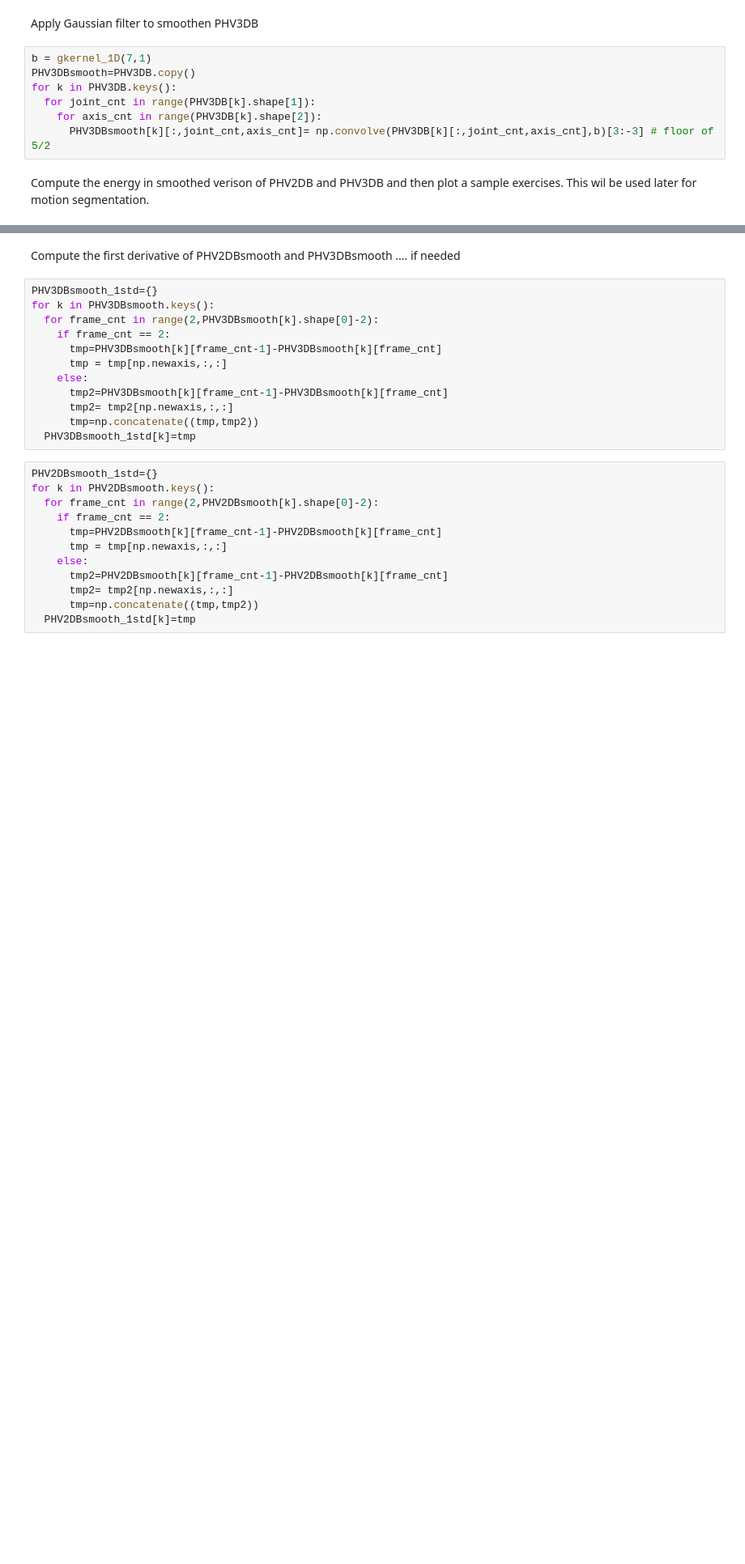
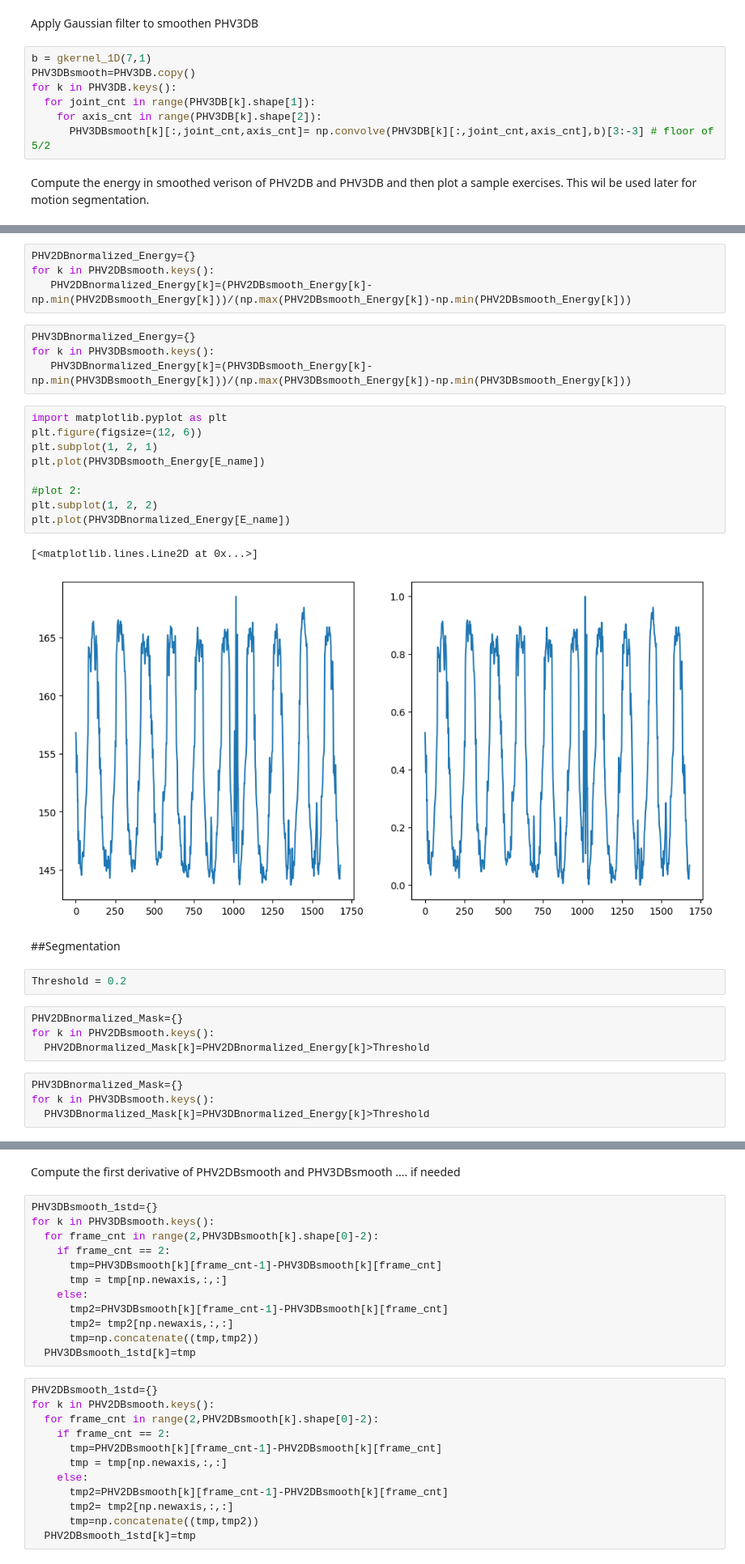
Before and after one commit to mkjubran/AI-Assisted-Physical-Rehabilitation-using-Pause-Detection, a Jupyter notebook: AI_Assisted_Physical_Therapy_using_Pause_Detection_v1.ipynb, the cells around one changed output, grey strips where cells are left out. Shown: that part at 81% size. Drawn from its saved outputs; the diff is of its cells as text; blank space fills up the shorter version.

```diff
--- a/AI_Assisted_Physical_Therapy_using_Pause_Detection_v1.ipynb
+++ b/AI_Assisted_Physical_Therapy_using_Pause_Detection_v1.ipynb
@@ -121,0 +124,32 @@ plt.plot(PHV3DBsmooth_Energy[E_name][3:-3])
+# %%
+PHV2DBnormalized_Energy={}
+for k in PHV2DBsmooth.keys():
+   PHV2DBnormalized_Energy[k]=(PHV2DBsmooth_Energy[k]-np.min(PHV2DBsmooth_Energy[k]))/(np.max(PHV2DBsmooth_Energy[k])-np.min(PHV2DBsmooth_Energy[k]))
+# %%
+PHV3DBnormalized_Energy={}
+for k in PHV3DBsmooth.keys():
+   PHV3DBnormalized_Energy[k]=(PHV3DBsmooth_Energy[k]-np.min(PHV3DBsmooth_Energy[k]))/(np.max(PHV3DBsmooth_Energy[k])-np.min(PHV3DBsmooth_Energy[k]))
+# %%
+import matplotlib.pyplot as plt
+plt.figure(figsize=(12, 6))
+plt.subplot(1, 2, 1)
+plt.plot(PHV3DBsmooth_Energy[E_name])
+
+#plot 2:
+plt.subplot(1, 2, 2)
+plt.plot(PHV3DBnormalized_Energy[E_name])
+# %% [output]
+[<matplotlib.lines.Line2D at 0x...>]
+[figure, added]
+# %% [markdown]
+##Segmentation
+# %%
+Threshold = 0.2
+# %%
+PHV2DBnormalized_Mask={}
+for k in PHV2DBsmooth.keys():
+  PHV2DBnormalized_Mask[k]=PHV2DBnormalized_Energy[k]>Threshold
+# %%
+PHV3DBnormalized_Mask={}
+for k in PHV3DBsmooth.keys():
+  PHV3DBnormalized_Mask[k]=PHV3DBnormalized_Energy[k]>Threshold
```
Also changed, not shown: parts of 14 cells of this notebook.
